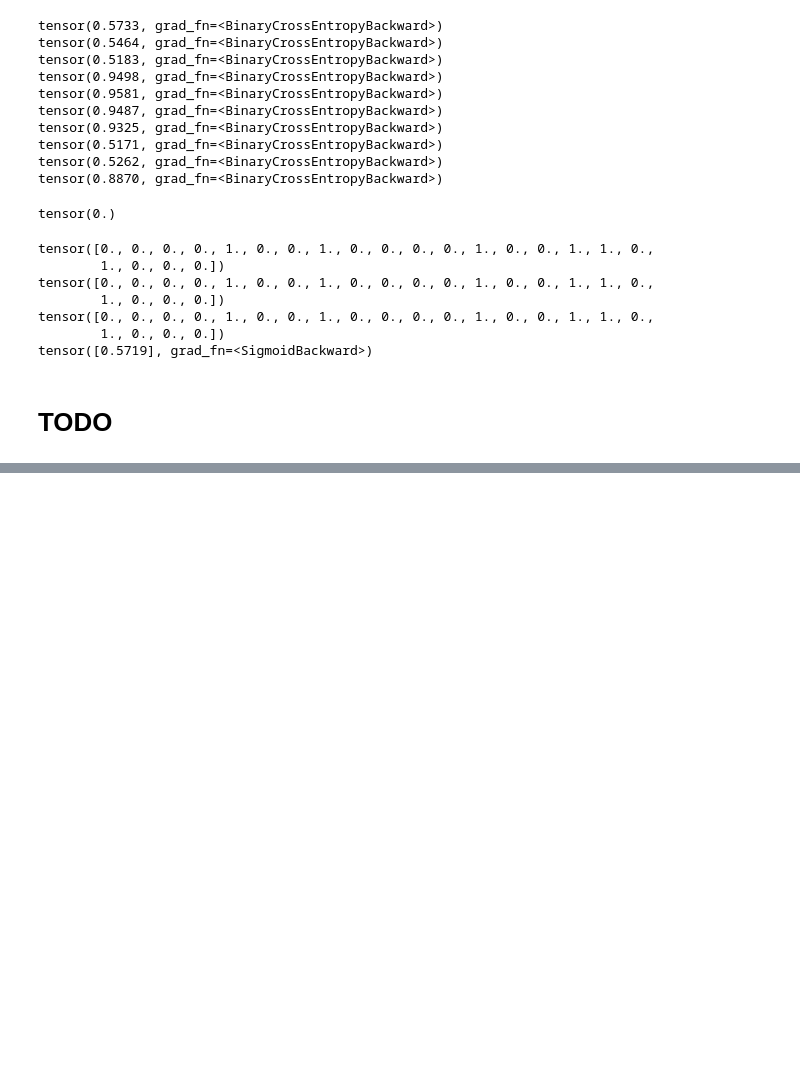
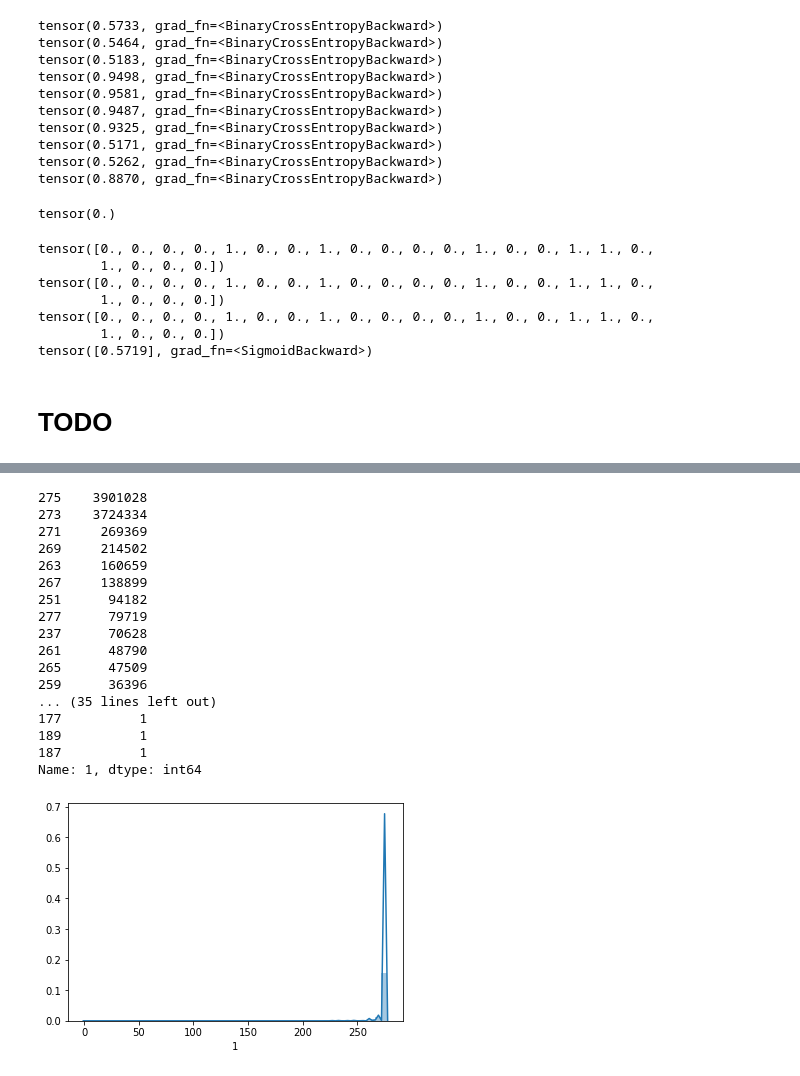
Before and after one commit to mshaio/Cyber, a Jupyter notebook: MicrosoftMalwarePredictionData/PC Virus Infection NN.ipynb, the cells around one changed output, grey strips where cells are left out. Saved outputs shown, nothing was run; the diff lists cells and outputs as text; code cells hidden in the pictures; blank space fills up the shorter version.

```diff
--- a/MicrosoftMalwarePredictionData/PC Virus Infection NN.ipynb
+++ b/MicrosoftMalwarePredictionData/PC Virus Infection NN.ipynb
@@ -282,3 +268,11 @@ tensor([0.5719], grad_fn=<SigmoidBackward>)
 # %%
 #1. Current features will have problems as for some instances, the same features result in different classifications.
 #   Maybe include the country feature
+data["AvSigVersion"].value_counts()
+data["AvSigVersion"].str.split(".", expand=True)[:3]
+AvSigVersion_2 = data["AvSigVersion"].str.split(".", expand=True)[2]
+AvSigVersion_1 = data["AvSigVersion"].str.split(".", expand=True)[1]
+# AvSigVersion.astype(int)
+
+# s.str.split(n=3, expand=True)
+# data["Census_OSSkuName"].value_counts()
@@ -284,0 +302,22 @@ tensor([0.5719], grad_fn=<SigmoidBackward>)
+# %%
+sns.distplot(AvSigVersion_1)
+AvSigVersion_1.value_counts()
+# %% [output]
+275    3901028
+273    3724334
+271     269369
+269     214502
+263     160659
+267     138899
+251      94182
+277      79719
+237      70628
+261      48790
+265      47509
+259      36396
+... (35 lines left out)
+177          1
+189          1
+187          1
+Name: 1, dtype: int64
+[figure, added]
```
Also changed, not shown: parts of 3 cells of this notebook.
